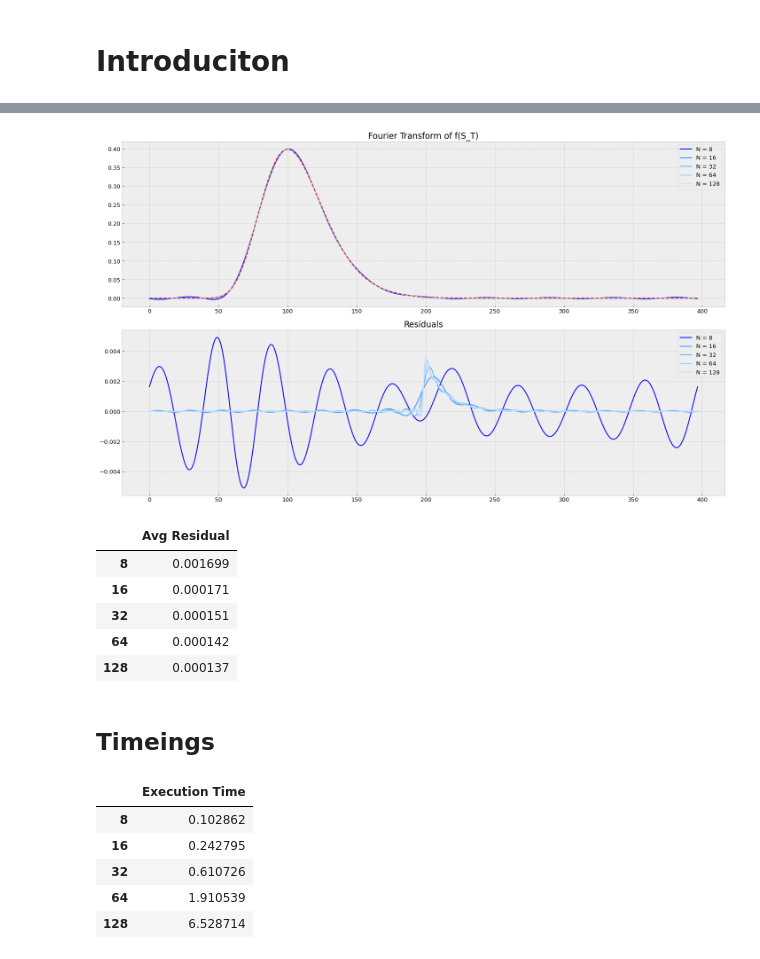
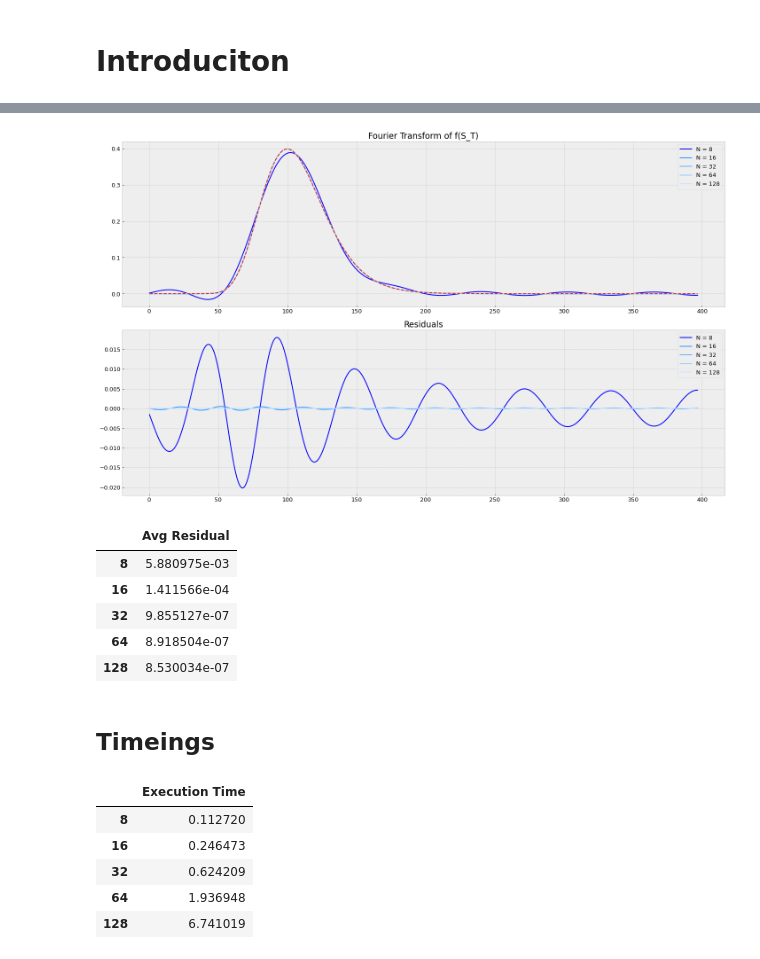
Before and after one commit to ithakis/Pricing-Options-with-Black-Scholes, a Jupyter notebook: Pricing Options with Fourier.ipynb, the cells around one changed output, grey strips where cells are left out. Cells and saved outputs as stored; diff of their text form; code cells hidden in the pictures.

```diff
--- a/Pricing Options with Fourier.ipynb
+++ b/Pricing Options with Fourier.ipynb
@@ -50,14 +50,14 @@ def get_fourier_approx(f, x:np.array, a:float, b:float, N:int):
     return fx
 
 
-mean = 6
-std  = 2
-f = lambda x : (1/(std*sqrt(2*pi))) * exp(-(x-1)**2/(2*std**2)) *5*12
+mean = 100
+std  = .1 *sqrt(5)*100
+f = lambda x : (1/(std*sqrt(2*pi))) * exp(-(x-mean)**2/(2*std**2)) *12/0.0175
 # f = lambda x : square(x)*6
 # f = lambda x : x
 
-a = -6
-b = 6
+a = 100 - 12 * std
+b = 100 + 12 * std
 x = np.linspace(a, b, 1_000)
 y = f(x)
 
@@ -113,49 +115,52 @@ def get_fourier_approx(f, x:np.array, a, b, N:int):
         B = (2/L) * quad(fb, lower, upper, args=(n), limit=limit)[0]
         Cosine_Sine_Sum += A*cos((2*pi*n*x)/(L)) + B*sin((2*pi*n*x)/(L))
 
     fx = A0 + Cosine_Sine_Sum
     return fx
 
 
 S0      = 100
 K       = 100
 r       = 0.05
 sigma   = 0.1
 T       = 5.0
 
 Z = lambda St : np.where(St > 0, ((log(St/S0) - (r - .5*sigma)*T)/(sqrt(T)*sigma)), -np.inf)
-f = lambda x : norm.pdf(Z(x)) #*2.5*12
+f = lambda x : norm.pdf(Z(x)) #*2.5*12 # SCALING FOR Y MAX = 12
 
-a = 1e-8
-b = S0*exp(r*T) + 12 * sigma*sqrt(T)*S0
-x = np.linspace(a, b, 1_000)
-y = f(x)
+# Try changing a = 1e-8 to see the undesirable effect of not having symetrical limits.
+# The limits of the plot are modified to start from zero since S_T cannot be less than 0
+a   = S0*exp(r*T) - 12 * sigma*sqrt(T)*S0
+b   = S0*exp(r*T) + 12 * sigma*sqrt(T)*S0
+x   = np.linspace(a, b, 1_000)
+idx = x>0
+y   = f(x)
 
 fig, (ax1, ax2) = plt.subplots(2, figsize=(20,12))
 blue_shades = ['#0000FF', '#3399FF', '#66B2FF', '#99CCFF', '#CCE5FF']
 
 avg_residuals = []
 Ns = [8, 16, 32, 64, 128]
 for i, N in enumerate(Ns):
     fx = get_fourier_approx(f=f, x=x, a=a, b=b, N=N)
-    ax1.plot(x,fx, blue_shades[i], label=f'N = {N}')
-    ax2.plot(x,y-fx, blue_shades[i], label=f'N = {N}')
-    avg_residuals.append(np.abs(y-fx).mean())
+    ax1.plot(x[idx],fx[idx], blue_shades[i], label=f'N = {N}')
+    ax2.plot(x[idx],(y-fx)[idx], blue_shades[i], label=f'N = {N}')
+    avg_residuals.append(np.abs(y[idx]-fx[idx]).mean())
 
 ax1.set_title('Fourier Transform of f(S_T)')
-ax1.plot(x,y,'tab:red', linestyle='--')
+ax1.plot(x[idx],y[idx],'tab:red', linestyle='--')
 ax2.set_title('Residuals')
 plt.tight_layout() ; ax1.legend() ; ax2.legend() ; plt.show()
 
 pd.DataFrame(avg_residuals, index=Ns, columns=['Avg Residual'])
 # %% [output]
-[figure, old version]
+[figure, new version]
 |  | Avg Residual |
-| 8 | 0.001699 |
-| 16 | 0.000171 |
-| 32 | 0.000151 |
-| 64 | 0.000142 |
-| 128 | 0.000137 |
+| 8 | 5.880975e-03 |
+| 16 | 1.411566e-04 |
+| 32 | 9.855127e-07 |
+| 64 | 8.918504e-07 |
+| 128 | 8.530034e-07 |
 # %% [markdown]
 ## Timeings
 # %%
@@ -173,8 +178,8 @@ for i, N in tqdm(enumerate(Ns), total=5):
 pd.DataFrame(timings, index=Ns, columns=['Execution Time'])
 # %% [output]
 |  | Execution Time |
-| 8 | 0.102862 |
-| 16 | 0.242795 |
-| 32 | 0.610726 |
-| 64 | 1.910539 |
-| 128 | 6.528714 |
+| 8 | 0.112720 |
+| 16 | 0.246473 |
+| 32 | 0.624209 |
+| 64 | 1.936948 |
+| 128 | 6.741019 |
```
Also changed, not shown: parts of 4 cells of this notebook.
